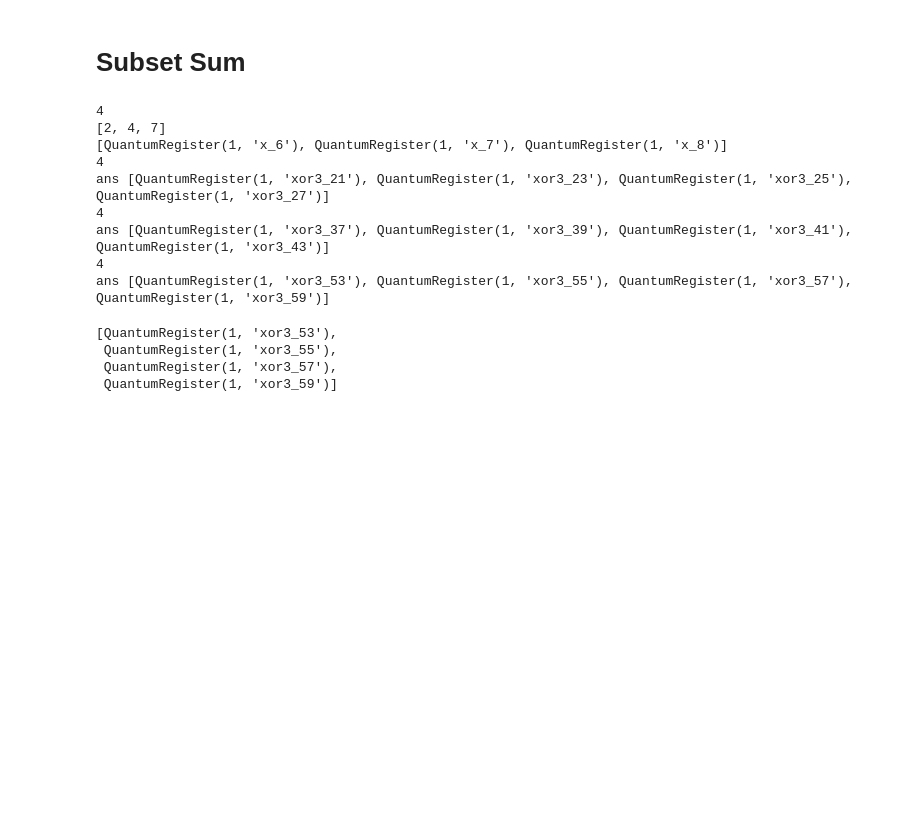
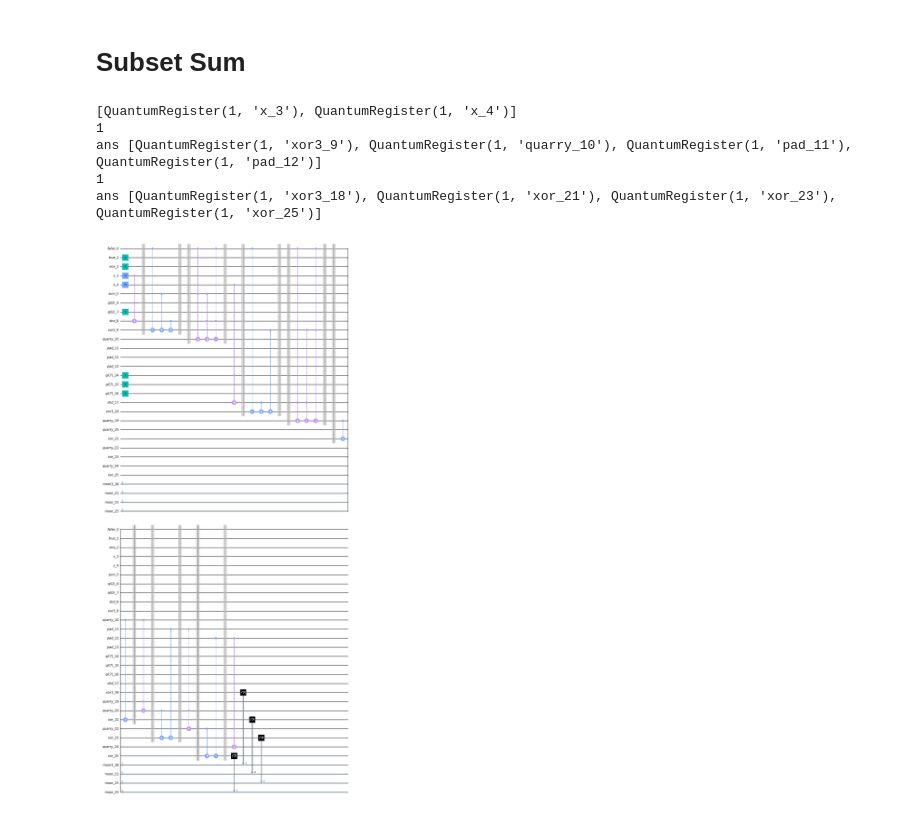
Before and after one commit to ABenoit0226/quantum-place-route, a Jupyter notebook: adder_logic_script.ipynb, the cells around one changed output. Saved outputs shown, nothing was run; the diff lists cells and outputs as text; code cells hidden in the pictures; blank space fills up the shorter version.

```diff
--- a/adder_logic_script.ipynb
+++ b/adder_logic_script.ipynb
@@ -417,9 +403,11 @@ class QVarArith:
 ##
 qc = QC()
 qi = QVarArith(qc)
-for i in range(1,16):
-    a = qi.qint(i)
+b = qi.qint(7)
+# for i in range(1,16):
+a = qi.qint(7)
+ans = qi.add(a,b, maxresult=5)
+
+m = qi.measure(ans)
 qc.draw()
-# ans = qi.add(a,b)
-# m = qi.measure(ans)
-# qc.em()
+qc.em()
@@ -503,9 +466,10 @@ class QSubsetSum:
     def run(self):
         self.values.sort()
         self.width = int(np.log2(sum(self.values)))+1 #placeholder: width = log2(sum) -- code this
+        self.bigSum = int(sum(self.values))
         #print(self.width)
-        self.qi = QArith(self.qc, self.width)
-        self.qv = QVarArith(self.qc)
+        # self.qi = QArith(self.qc, self.width)
+        self.qi = QVarArith(self.qc)
         self.x = []
         for i in range(len(self.values)): #creates x register
             r = self.qc.addReg(prefix = "x")
@@ -530,37 +494,31 @@ class QSubsetSum:
         for i, s in enumerate(self.values): #stores integers as quantum registers
             r = self.qi.qint(s)
             ctrl = self.x[i]
+            ##make qtemp function that allocates result reg as big as s
             shadow = self.qi.qint(0, name = "shd")
             print(len(shadow))
             for a in range(len(shadow)):
                 self.qc.getQuantumCircuit().ccx(ctrl, r[a], shadow[a]) #
-            ans = self.qi.add(ans, shadow)
+            ans = self.qi.add(ans, shadow, self.bigSum)
             print("ans", ans)
         self.qi.measure(ans)
         return ans
             #add up all shadow vals together, keep a running sum
 # %%
 qc = QC()
-s = [2,7,4] #,9,26,12]
+s = [2,7] #,9,26,12]
 #we want ans0 to be 2 bits (2), ans1 to be 3 bits (4+2), ans2 to be 4 bits(7+4+2)
 target = 33
 qsub = QSubsetSum(qc, s, target)
 qsub.run()
-#qc.draw('mpl')
+qc.draw('mpl')
 # %% [output]
-4
-[2, 4, 7]
-[QuantumRegister(1, 'x_6'), QuantumRegister(1, 'x_7'), QuantumRegister(1, 'x_8')]
-4
-ans [QuantumRegister(1, 'xor3_21'), QuantumRegister(1, 'xor3_23'), QuantumRegister(1, 'xor3_25'), QuantumRegister(1, 'xor3_27')]
-4
-ans [QuantumRegister(1, 'xor3_37'), QuantumRegister(1, 'xor3_39'), QuantumRegister(1, 'xor3_41'), QuantumRegister(1, 'xor3_43')]
-4
-ans [QuantumRegister(1, 'xor3_53'), QuantumRegister(1, 'xor3_55'), QuantumRegister(1, 'xor3_57'), QuantumRegister(1, 'xor3_59')]
+[QuantumRegister(1, 'x_3'), QuantumRegister(1, 'x_4')]
+1
+ans [QuantumRegister(1, 'xor3_9'), QuantumRegister(1, 'quarry_10'), QuantumRegister(1, 'pad_11'), QuantumRegister(1, 'pad_12')]
+1
+ans [QuantumRegister(1, 'xor3_18'), QuantumRegister(1, 'xor_21'), QuantumRegister(1, 'xor_23'), QuantumRegister(1, 'xor_25')]
-[QuantumRegister(1, 'xor3_53'),
- QuantumRegister(1, 'xor3_55'),
- QuantumRegister(1, 'xor3_57'),
- QuantumRegister(1, 'xor3_59')]
+[figure, added]
 # %%
 qc.bem()
 # %% [output]
```
Also changed, not shown: parts of 7 cells of this notebook.
